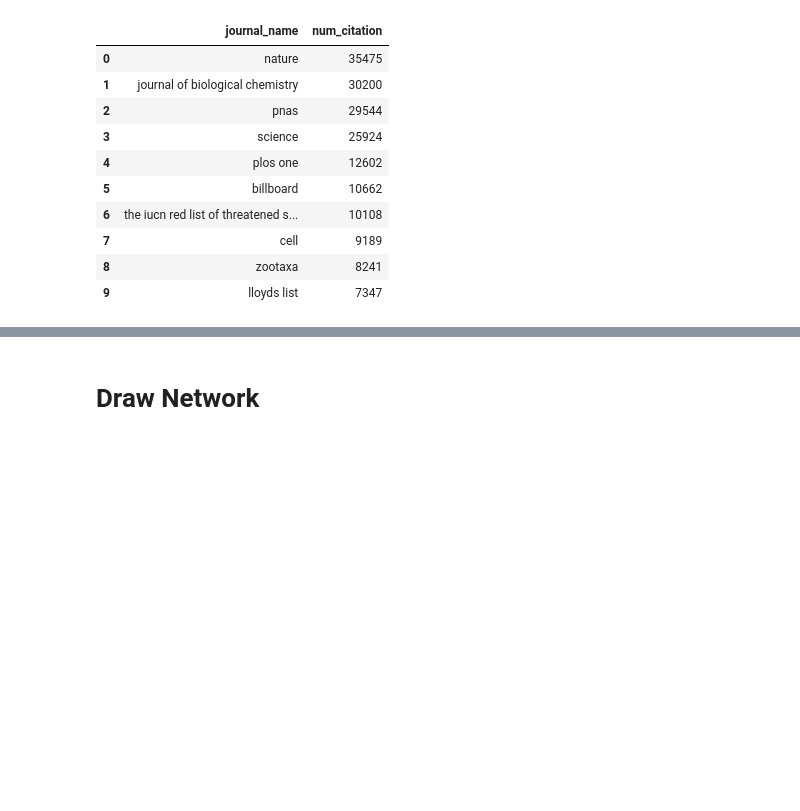
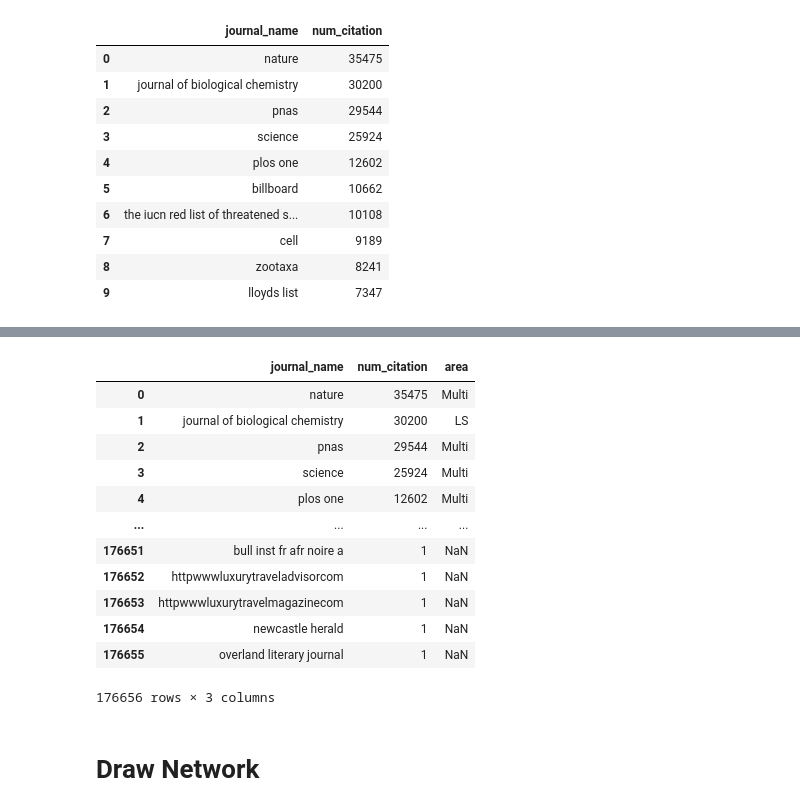
Before and after one commit to stepkurniawan/network-analysis-wikipedia-journals, a Jupyter notebook: codes/2_Data_preparation.ipynb, the cells around one changed output, grey strips where cells are left out. Saved outputs shown, nothing was run; the diff lists cells and outputs as text; code cells hidden in the pictures; blank space fills up the shorter version.

```diff
--- a/codes/2_Data_preparation.ipynb
+++ b/codes/2_Data_preparation.ipynb
@@ -65 +84,20 @@ df_num_citations.head(10)
+# %%
+# df_node_area = pd.merge_asof(df_node_size, areas, on='journal_name')
+df_node_full = pd.merge(df_num_citations, areas,  on ='journal_name', how = 'left')
+
+df_node_full
+# %% [output]
+|  | journal_name | num_citation | area |
+| 0 | nature | 35475 | Multi |
+| 1 | journal of biological chemistry | 30200 | LS |
+| 2 | pnas | 29544 | Multi |
+| 3 | science | 25924 | Multi |
+| 4 | plos one | 12602 | Multi |
+| ... | ... | ... | ... |
+| 176651 | bull inst fr afr noire a | 1 | NaN |
+| 176652 | httpwwwluxurytraveladvisorcom | 1 | NaN |
+| 176653 | httpwwwluxurytravelmagazinecom | 1 | NaN |
+| 176654 | newcastle herald | 1 | NaN |
+| 176655 | overland literary journal | 1 | NaN |
+176656 rows × 3 columns
 # %%
```
Also changed, not shown: parts of 17 cells of this notebook, 1 other file.
